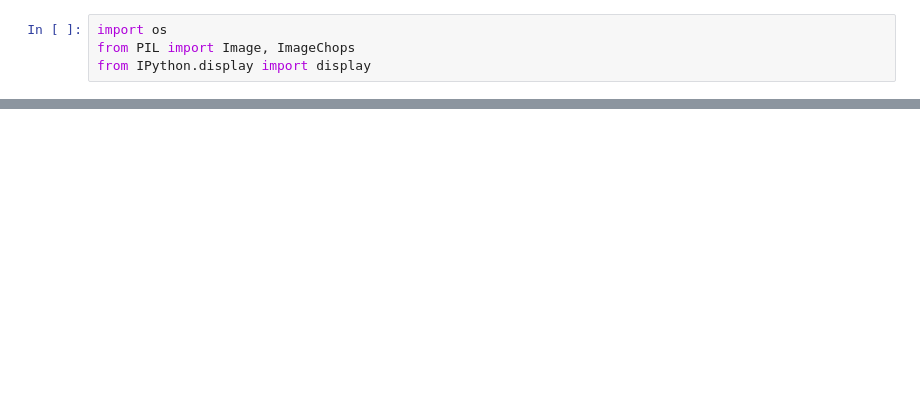
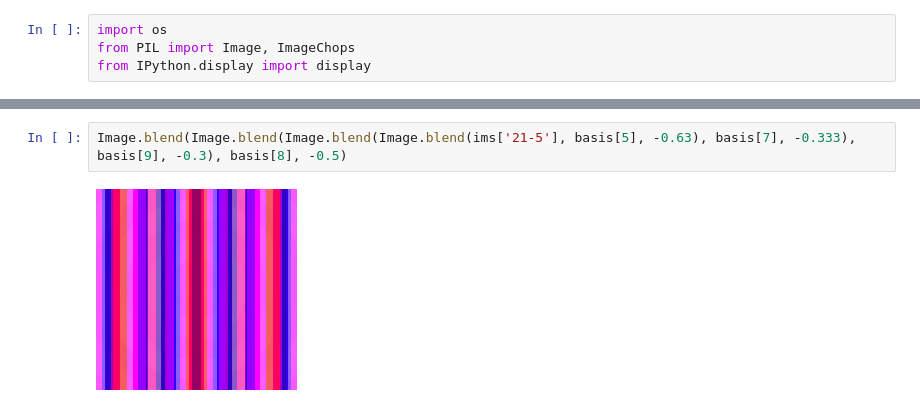
Before and after one commit to emannes/library-of-images, a Jupyter notebook: library_bk.ipynb, the cells around one changed output, grey strips where cells are left out. Drawn from its saved outputs; the diff is of its cells as text; blank space fills up the shorter version.

```diff
--- a/library_bk.ipynb
+++ b/library_bk.ipynb
@@ -52,0 +21,4 @@ Image.blend(Image.blend(ims['2-5'], im_x3, -0.7), im_x1, -0.8)
+# %%
+Image.blend(Image.blend(Image.blend(Image.blend(ims['21-5'], basis[5], -0.63), basis[7], -0.333), basis[9], -0.3), basis[8], -0.5)
+# %% [output]
+[figure, added]
```
Also changed, not shown: parts of 13 cells of this notebook.
